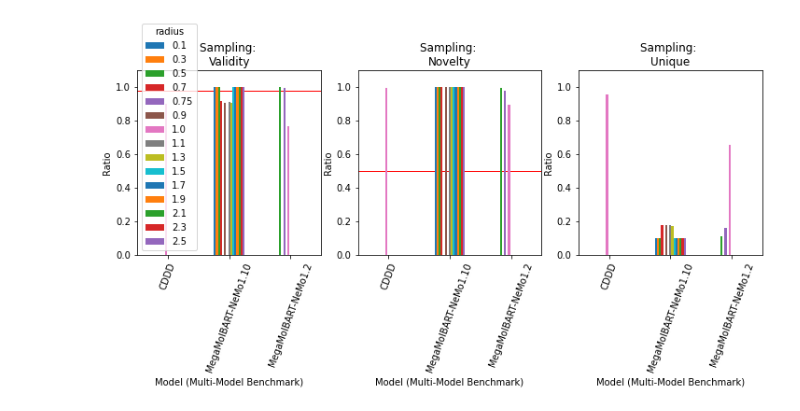
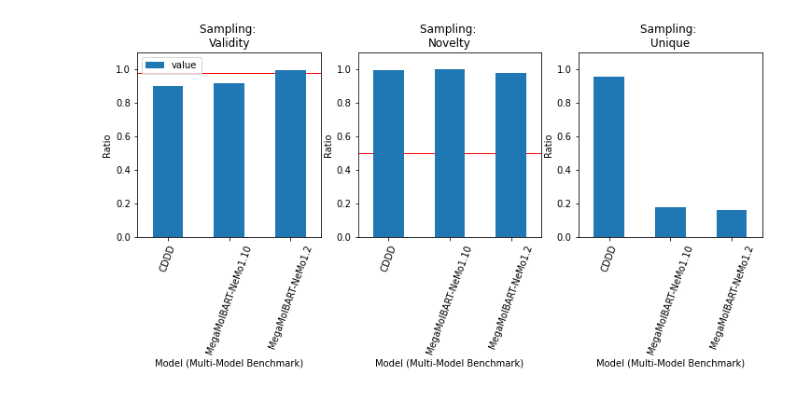
Before and after one commit to NVIDIA/cheminformatics, a Jupyter notebook: Untitled1.ipynb, the cells around one changed output. Drawn from its saved outputs; the diff is of its cells as text; code cells hidden in the pictures.

```diff
--- a/Untitled1.ipynb
+++ b/Untitled1.ipynb
@@ -96,9 +96,6 @@ embedding_df = pd.read_pickle('data/embedding_df.pkl')
 
 # make_multimodel_sampling_plots(metric_df, axlist0)
 # %%
-MEGAMOLBART_SAMPLE_RADIUS = {'xsmall': (1.0, 1.0),
-                            'small':  (0.70, 0.75)}
-
 def prune_megamolbart_radii(dat):
     mask = dat['inferrer'].str.contains('MegaMolBART')
     dat = dat[mask]
@@ -135,7 +132,8 @@ def make_multimodel_sampling_plots(metric_df, axlist, plot_type='bar', prune_rad
             dat = dat.to_frame()
 
         if model_sort_order:
-            embedding_df['name'] = embedding_df['name'].astype(cat)
+            dat['inferrer'] = dat['inferrer'].astype(cat)
+            dat = dat.sort_values('inferrer')
 
         is_first_col = True if ax is axlist[0] else False
 
@@ -151,34 +149,37 @@ def make_multimodel_sampling_plots(metric_df, axlist, plot_type='bar', prune_rad
             xlabel = 'Date (Timeseries Benchmark)'
         else:
             # Barplot of each model
             if prune_radii:
                 dat = prune_models(dat)
 
             if dat.groupby(['inferrer']).size().max() == 1:
                 dat = dat[['inferrer', 'value']].set_index('inferrer').sort_index()
             else:
                 dat = dat.pivot(index='inferrer', columns='radius', values='value')
 
             dat.plot(kind='bar', ax=ax, legend=is_first_col, rot=70)
             xlabel = 'Model (Multi-Model Benchmark)'
 
         ax.set_ylim(0, 1.1)
         ax.set(title=f'Sampling: \n{metric.title()}', xlabel=xlabel, ylabel='Ratio')
 
 metric_df = pd.read_pickle('data/metric_df.pkl')
 embedding_df = pd.read_pickle('data/embedding_df.pkl')
 
+MEGAMOLBART_SAMPLE_RADIUS = {'xsmall': (1.0, 1.0),
+                            'small':  (0.70, 0.75)}
+
 ncols, nrows = 3, 2
 fig = plt.figure(figsize=(ncols*4, nrows*4))
 axlist = [plt.subplot2grid((nrows, ncols), (0, x)) for x in range(0, 3)]
 
 
 plot_type = 'bar'
-prune_radii = False
-model_sort_order = pd.CategoricalDtype(['CDDD', 'MegaMolBART-NeMo1.2', 'MegaMolBART-NeMo1.10'], ordered=True)
+prune_radii = True
+model_sort_order = None #pd.CategoricalDtype(['CDDD', 'MegaMolBART-NeMo1.2', 'MegaMolBART-NeMo1.10'], ordered=True)
 
 make_multimodel_sampling_plots(metric_df, axlist, plot_type=plot_type, prune_radii=prune_radii, model_sort_order=model_sort_order)
 
-## TODO FIX SORT ORDER
+## TODO FIX SORT ORDER with bar/no pruned radii, add numerical labels to bars
 # %% [output]
-[figure, old version]
+[figure, new version]
```
Also changed, not shown: parts of 1 cell of this notebook.
